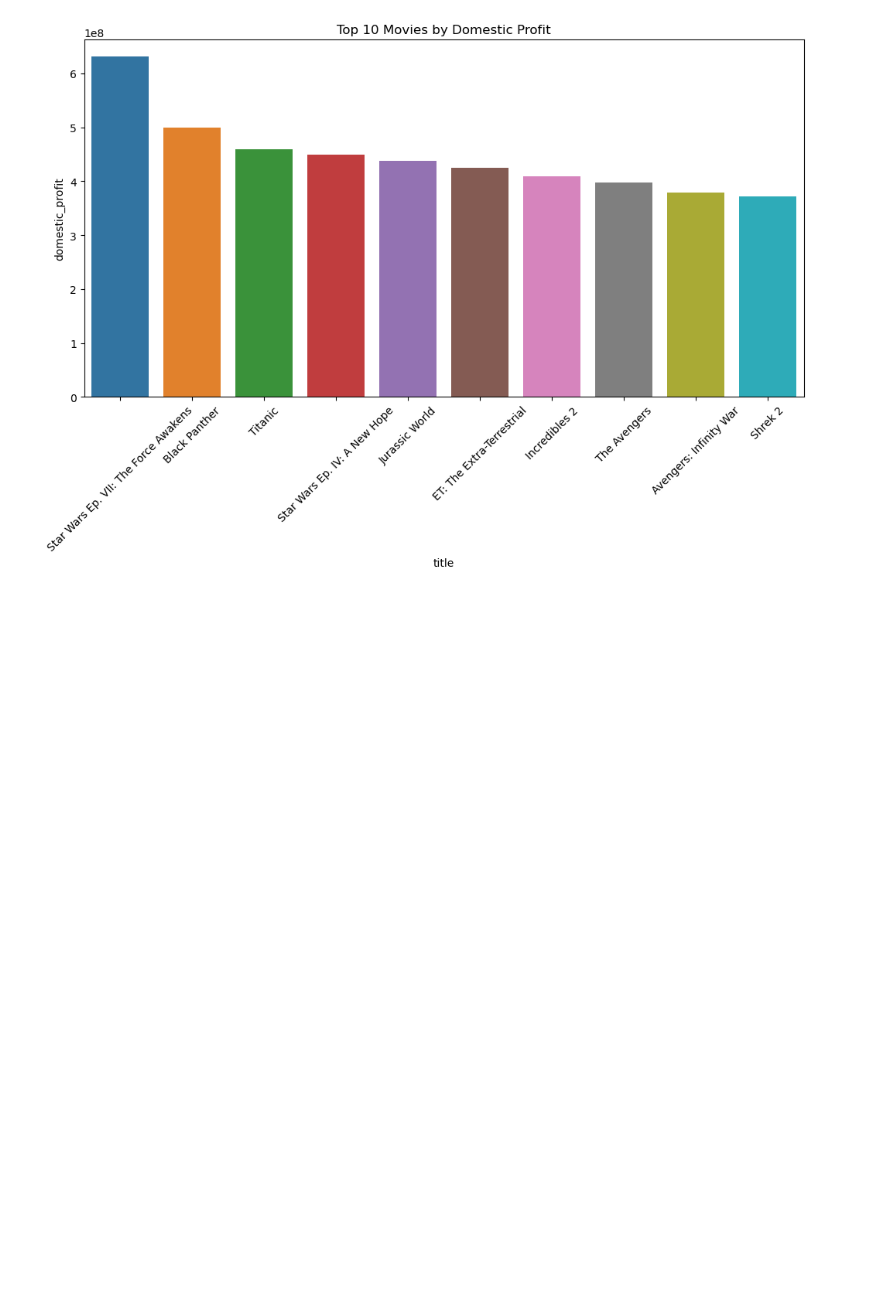
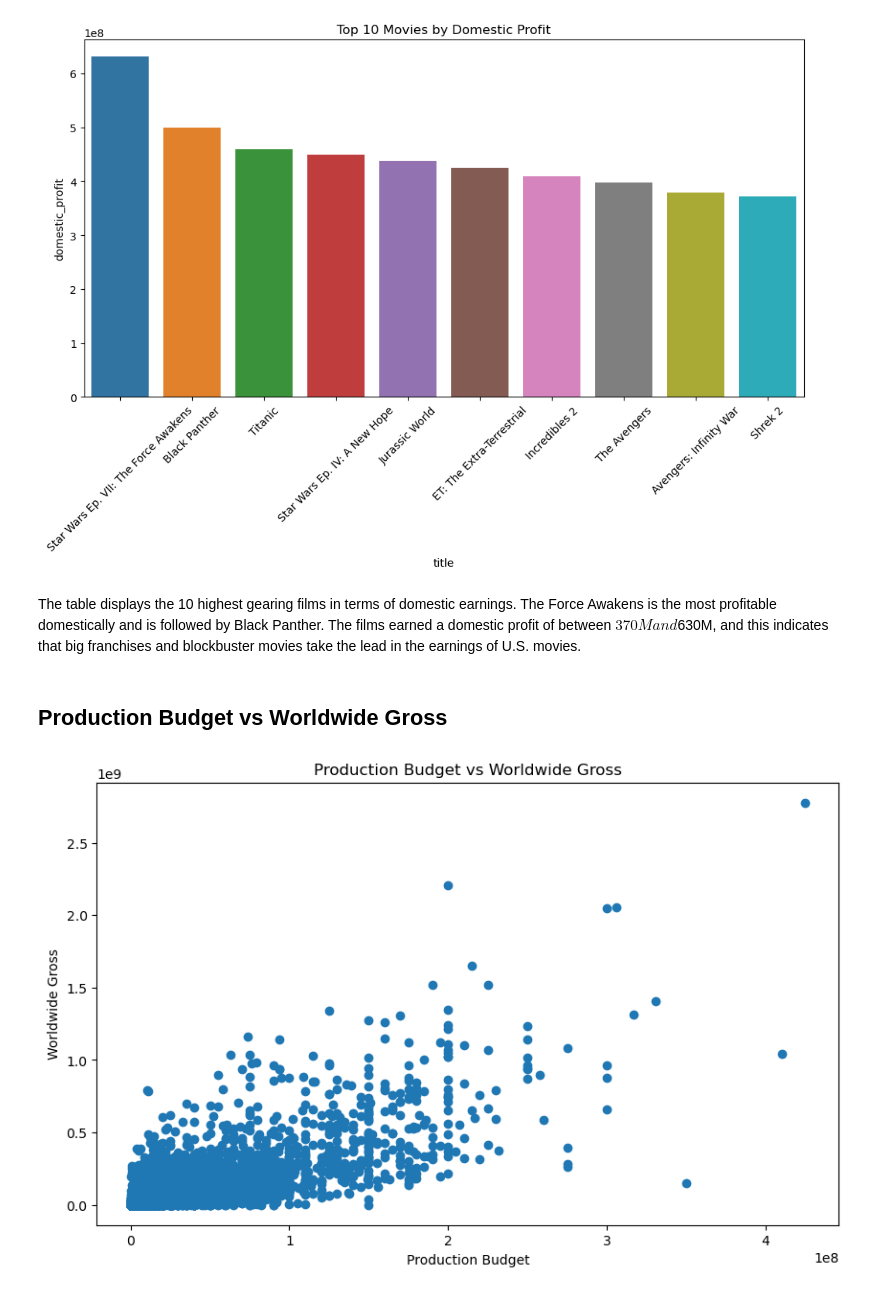
Before and after one commit to Vincent-Muteti/Phase2-Project, a Jupyter notebook: Notebooks/Felo.ipynb, the cells around one changed output. Cells and saved outputs as stored; diff of their text form; code cells hidden in the pictures; blank space fills up the shorter version.

```diff
--- a/Notebooks/Felo.ipynb
+++ b/Notebooks/Felo.ipynb
@@ -212,3 +228,18 @@ plt.title('Top 10 Movies by Domestic Profit')
 plt.show()
 # %% [output]
 [figure]
+# %% [markdown]
+The table displays the 10 highest gearing films in terms of domestic earnings.
+The Force Awakens is the most profitable domestically and is followed by Black Panther. The films earned a domestic profit of between $370M and $630M, and this indicates that big franchises and blockbuster movies take the lead in the earnings of U.S. movies.
+# %% [markdown]
+## Production Budget vs Worldwide Gross
+# %%
+# scatter plot of production budget vs worldwide gross
+plt.figure(figsize=(10,6))
+plt.scatter(df['production_budget'], df['worldwide_gross'])
+plt.title('Production Budget vs Worldwide Gross')
+plt.xlabel('Production Budget')
+plt.ylabel('Worldwide Gross')
+plt.show()
+# %% [output]
+[figure, added]
```
Also changed, not shown: parts of 9 cells of this notebook, 1 other file.
